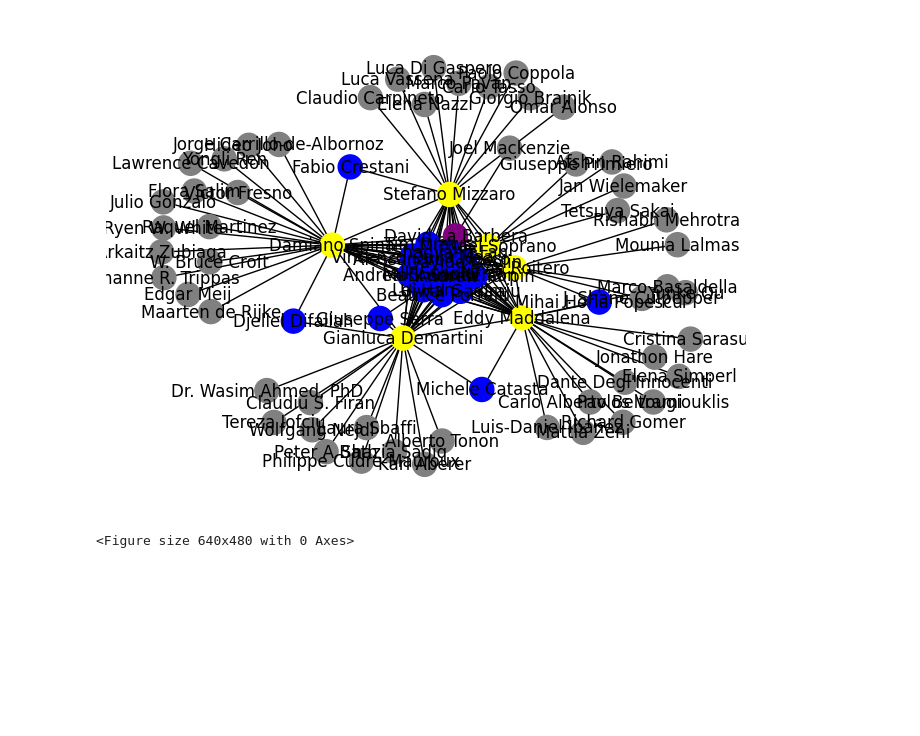
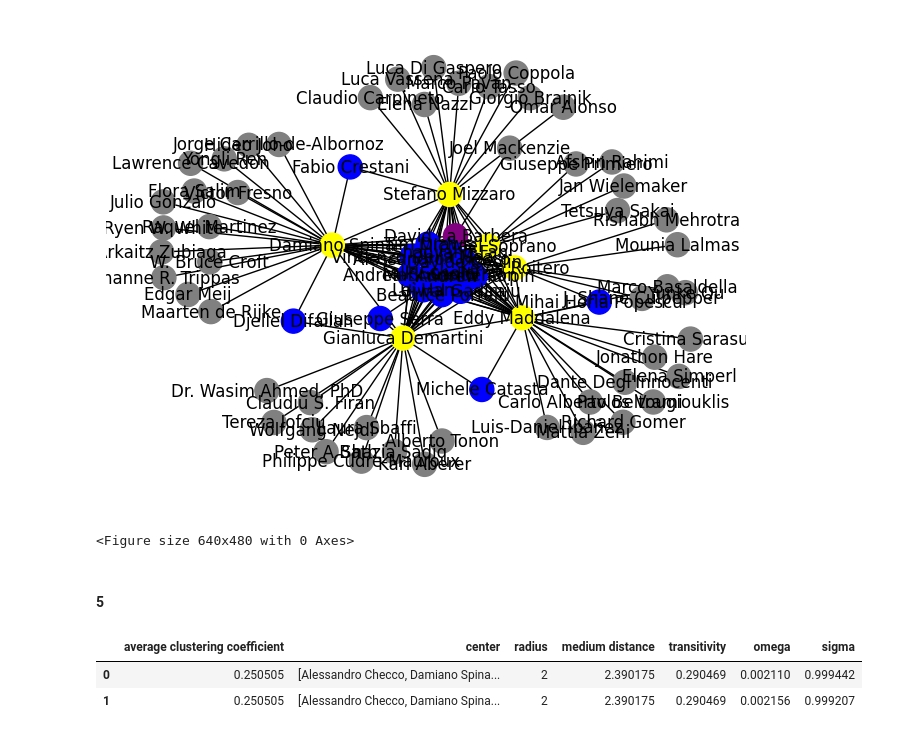
Before and after one commit to ela-rami/SC-Project1, a Jupyter notebook: SC-Project1-main/progetto-Simeoni_Ramirez_DiNotoMarrella_Pittis.ipynb, the cells around one changed output. Saved outputs shown, nothing was run; the diff lists cells and outputs as text; code cells hidden in the pictures; blank space fills up the shorter version.

```diff
--- a/SC-Project1-main/progetto-Simeoni_Ramirez_DiNotoMarrella_Pittis.ipynb
+++ b/SC-Project1-main/progetto-Simeoni_Ramirez_DiNotoMarrella_Pittis.ipynb
@@ -313,3 +313,58 @@ plt.savefig('visualizations/extended_graph.pdf', format='pdf')
 # %% [output]
 [figure]
 <Figure size 640x480 with 0 Axes>
+# %% [markdown]
+#### 5
+# %%
+# Calcolo delle metriche per il grafo
+clustering_coeff_grafo = nx.average_clustering(grafo)
+center_grafo = nx.center(grafo)
+radius_grafo = nx.radius(grafo)
+medium_distance_grafo = nx.average_shortest_path_length(grafo)
+transitivity_grafo = nx.transitivity(grafo)
+omega_grafo = nx.omega(grafo)
+sigma_grafo = nx.sigma(grafo)
+# %%
+# Calcolo delle metriche per il grafo esteso
+clustering_coeff_grafo_pa = nx.average_clustering(grafo_preferential_attachment)
+center_grafo_pa = nx.center(grafo_preferential_attachment)
+radius_grafo_pa = nx.radius(grafo_preferential_attachment)
+medium_distance_grafo_pa = nx.average_shortest_path_length(grafo_preferential_attachment)
+transitivity_grafo_pa = nx.transitivity(grafo_preferential_attachment)
+omega_grafo_pa = nx.omega(grafo_preferential_attachment)
+sigma_grafo_pa = nx.sigma(grafo_preferential_attachment)
+# %%
+info_graphs = pd.DataFrame(columns=['average clustering coefficient', 'center', 'radius', 'medium distance', 'transitivity', 'omega', 'sigma'])
+
+# Dataframe
+info_graphs.loc[0] = {'average clustering coefficient': clustering_coeff_grafo,
+                      'center': center_grafo,
+                      'radius': radius_grafo,
+                      'medium distance': medium_distance_grafo,
+                      'transitivity': transitivity_grafo,
+
+                      'omega': omega_grafo,
+                      'sigma': sigma_grafo
+                     }
+
+info_graphs.loc[1] = {'average clustering coefficient': clustering_coeff_grafo_pa,
+                      'center': center_grafo_pa,
+                      'radius': radius_grafo_pa,
+                      'medium distance': medium_distance_grafo_pa,
+
+                      'transitivity': transitivity_grafo_pa,
+                      'omega': omega_grafo_pa,
+                      'sigma': sigma_grafo_pa
+                     }
+
+display(info_graphs)
+
+# Percorso del file in cui salvare il DataFrame
+results_file_path = 'results/graph_metrics.csv'
+
+# Salvataggio del DataFrame in un file CSV nella cartella /results
+info_graphs.to_csv(results_file_path, index=False)
+# %% [output]
+|  | average clustering coefficient | center | radius | medium distance | transitivity | omega | sigma |
+| 0 | 0.250505 | [Alessandro Checco, Damiano Spina... | 2 | 2.390175 | 0.290469 | 0.002110 | 0.999442 |
+| 1 | 0.250505 | [Alessandro Checco, Damiano Spina... | 2 | 2.390175 | 0.290469 | 0.002156 | 0.999207 |
```
Also changed, not shown: 1 other file.
